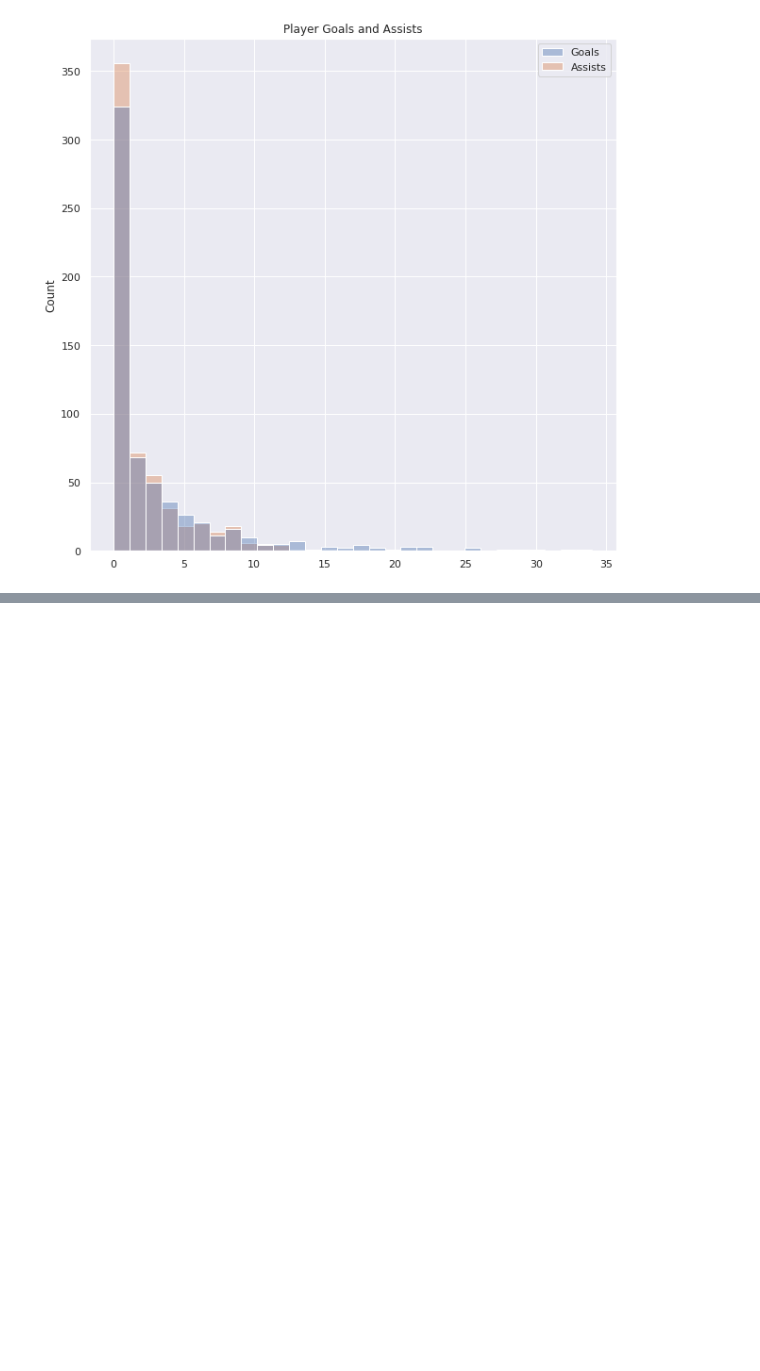
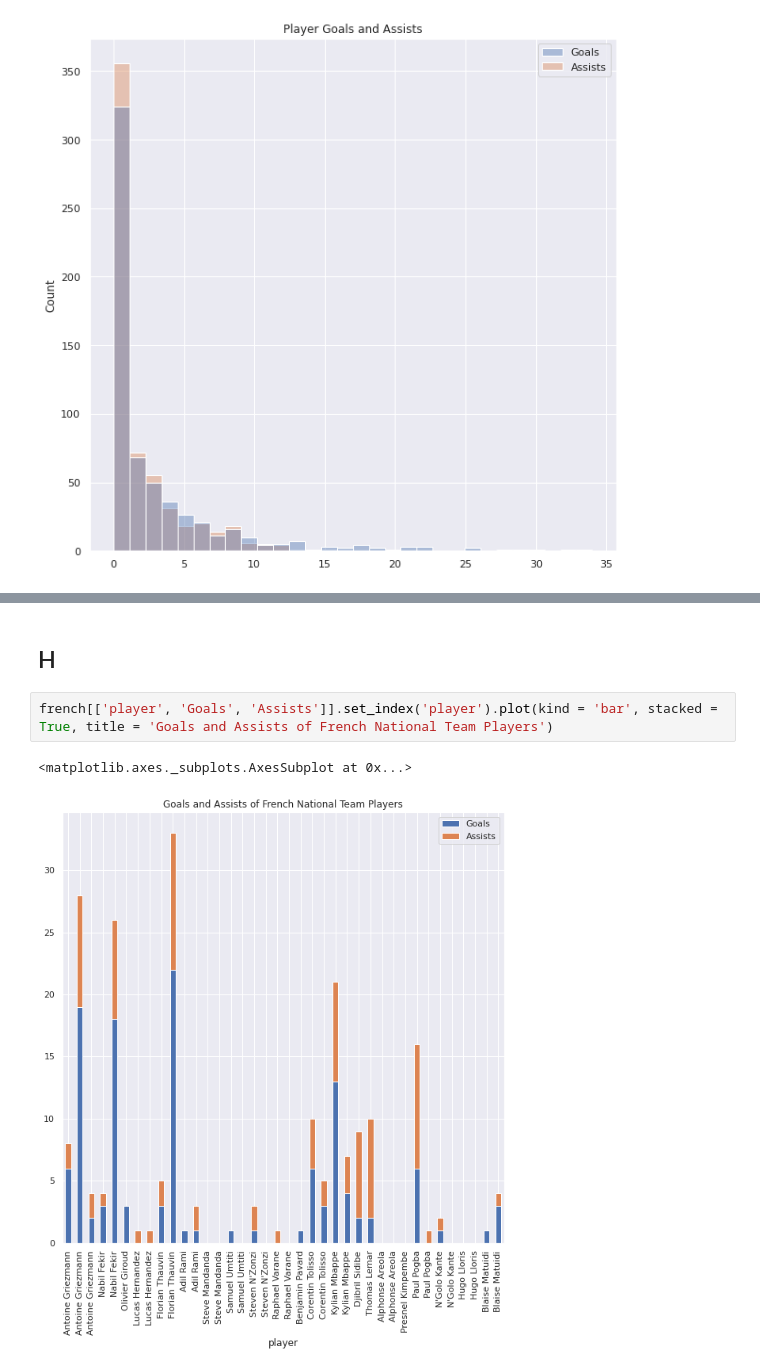
Before and after one commit to SagarSitaula1/Data-Visual, a Jupyter notebook: Exam_3.ipynb, the cells around one changed output, grey strips where cells are left out. Saved outputs shown, nothing was run; the diff lists cells and outputs as text; blank space fills up the shorter version.

```diff
--- a/Exam_3.ipynb
+++ b/Exam_3.ipynb
@@ -76,0 +155,7 @@ ax = df.groupby('nationality').Goals.agg('max').plot(kind = 'bar', title = 'Max
+# %% [markdown]
+## H
+# %%
+french[['player', 'Goals', 'Assists']].set_index('player').plot(kind = 'bar', stacked = True, title = 'Goals and Assists of French National Team Players')
+# %% [output]
+<matplotlib.axes._subplots.AxesSubplot at 0x...>
+[figure, added]
```
Also changed, not shown: parts of 20 cells of this notebook.
